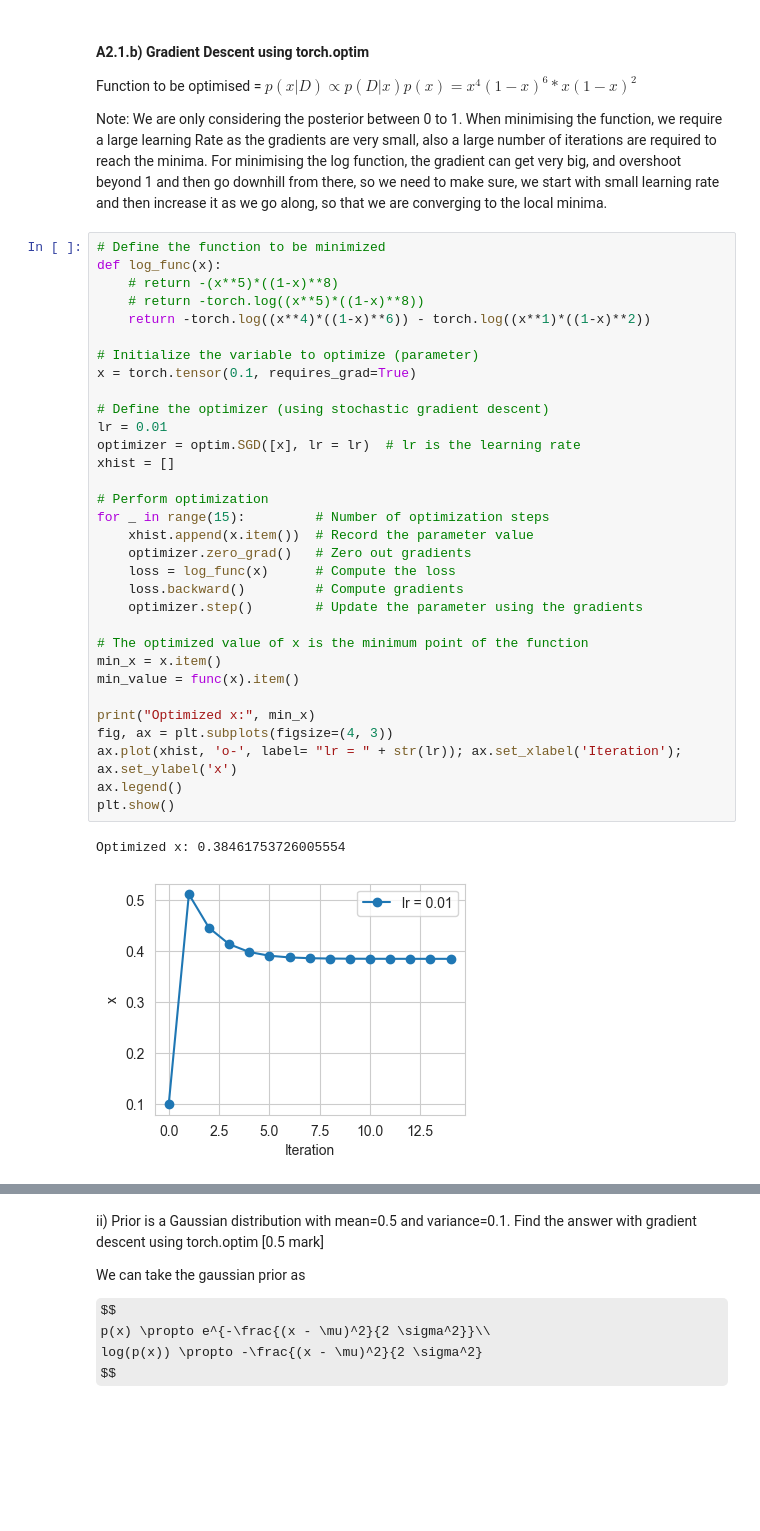
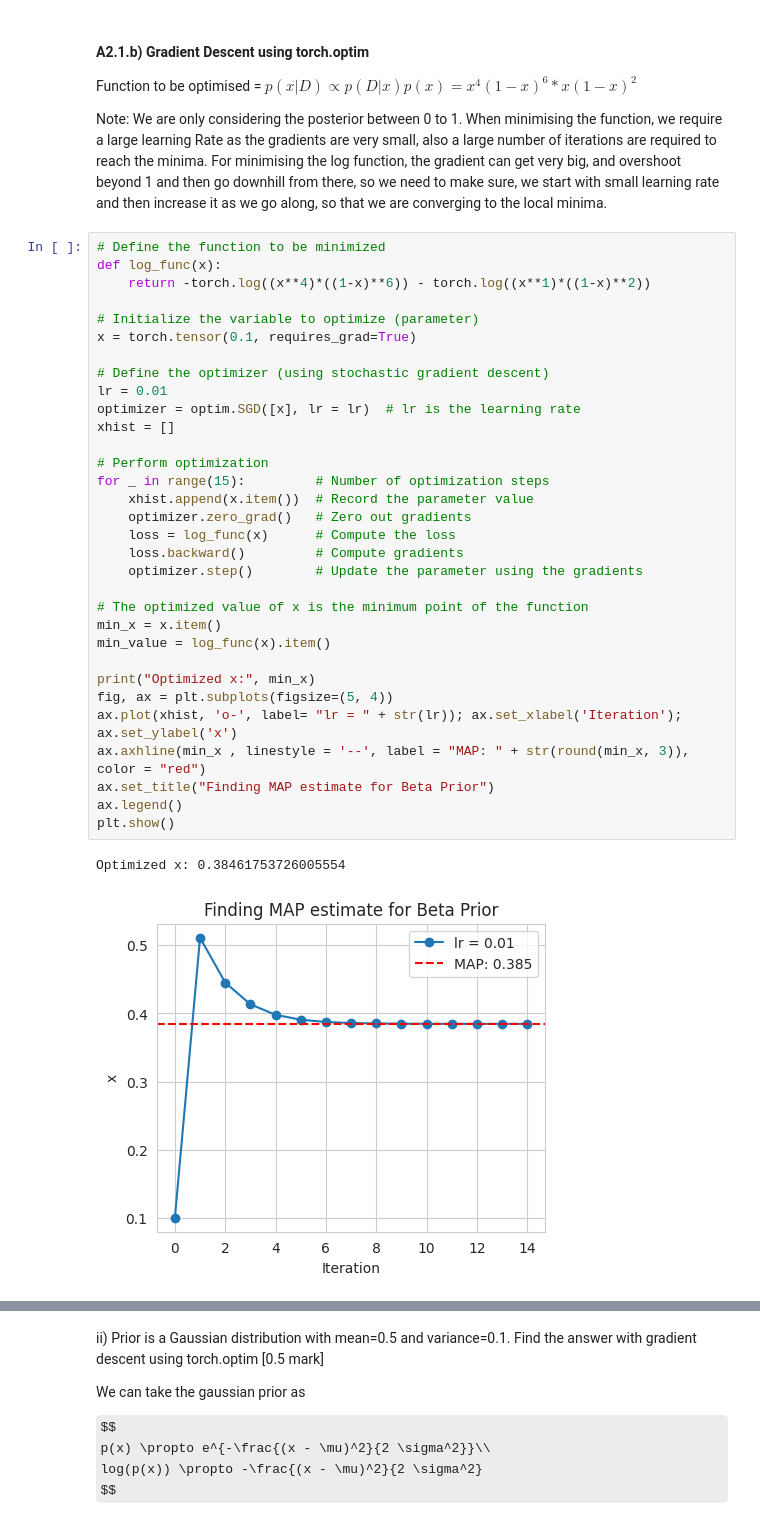
Before and after one commit to Gaurav17Joshi/PML661, a Jupyter notebook: Assignment2/Assignment2_sub.ipynb, the cells around one changed output, grey strips where cells are left out. Drawn from its saved outputs; the diff is of its cells as text; some formulas as TeX source; blank space fills up the shorter version.

```diff
--- a/Assignment2/Assignment2_sub.ipynb
+++ b/Assignment2/Assignment2_sub.ipynb
@@ -82,38 +280,38 @@ Note: We are only considering the posterior between 0 to 1. When minimising the
 # %%
 # Define the function to be minimized
 def log_func(x):
-    # return -(x**5)*((1-x)**8)
-    # return -torch.log((x**5)*((1-x)**8))
     return -torch.log((x**4)*((1-x)**6)) - torch.log((x**1)*((1-x)**2))
 
 # Initialize the variable to optimize (parameter)
 x = torch.tensor(0.1, requires_grad=True)
 
 # Define the optimizer (using stochastic gradient descent)
 lr = 0.01
 optimizer = optim.SGD([x], lr = lr)  # lr is the learning rate
 xhist = []
 
 # Perform optimization
 for _ in range(15):         # Number of optimization steps
     xhist.append(x.item())  # Record the parameter value
     optimizer.zero_grad()   # Zero out gradients
     loss = log_func(x)      # Compute the loss
     loss.backward()         # Compute gradients
     optimizer.step()        # Update the parameter using the gradients
 
 # The optimized value of x is the minimum point of the function
 min_x = x.item()
-min_value = func(x).item()
+min_value = log_func(x).item()
 
 print("Optimized x:", min_x)
-fig, ax = plt.subplots(figsize=(4, 3))
+fig, ax = plt.subplots(figsize=(5, 4))
 ax.plot(xhist, 'o-', label= "lr = " + str(lr)); ax.set_xlabel('Iteration'); ax.set_ylabel('x')
+ax.axhline(min_x , linestyle = '--', label = "MAP: " + str(round(min_x, 3)), color = "red")
+ax.set_title("Finding MAP estimate for Beta Prior")
 ax.legend()
 plt.show()
 # %% [output]
 Optimized x: 0.38461753726005554
-[figure, old version]
+[figure, new version]
 # %%
 x = np.linspace(0, 1, 100)
 alpha = 2
```
Also changed, not shown: parts of 34 cells of this notebook, 27 other files.
